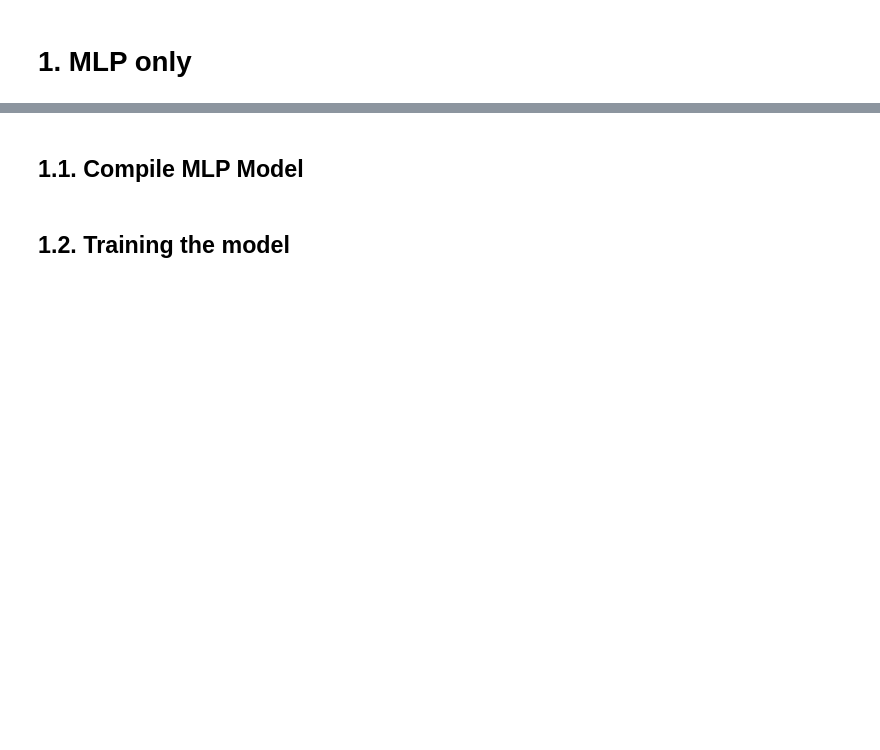
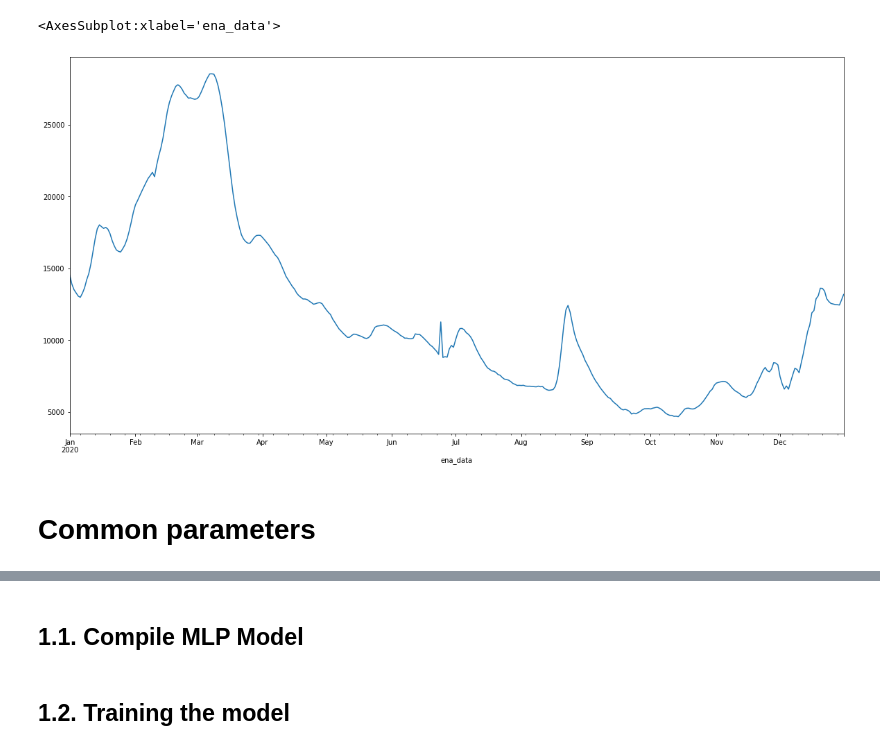
Before and after one commit to rodra-go/enaforecast, a Jupyter notebook: notebooks/5 - Training and Testing.ipynb, the cells around one changed output, grey strips where cells are left out. Saved outputs shown, nothing was run; the diff lists cells and outputs as text; code cells hidden in the pictures; blank space fills up the shorter version.

```diff
--- a/notebooks/5 - Training and Testing.ipynb
+++ b/notebooks/5 - Training and Testing.ipynb
@@ -3,3 +49,8 @@
+# %%
+data['ena_bruta_bacia_mwmed'][data.index.year==2020].plot()
+# %% [output]
+<AxesSubplot:xlabel='ena_data'>
+[figure, added]
 # %%
 import pywt
 import pandas as pd
@@ -133,5 +179,5 @@ def generate_training_data(data, input_width, target_width, wavelet, include_ts,
 
         return (dwt_scaled_train_x, dwt_scaled_valid_x, dwt_scaled_test_x,
                 scaled_train_y, scaled_valid_y, scaled_test_y, train_avg, train_std)
-# %% [markdown]
-# 1. MLP only
+# %% [markdown]
+# Common parameters
```
Also changed, not shown: parts of 74 cells of this notebook, 6 other files.
